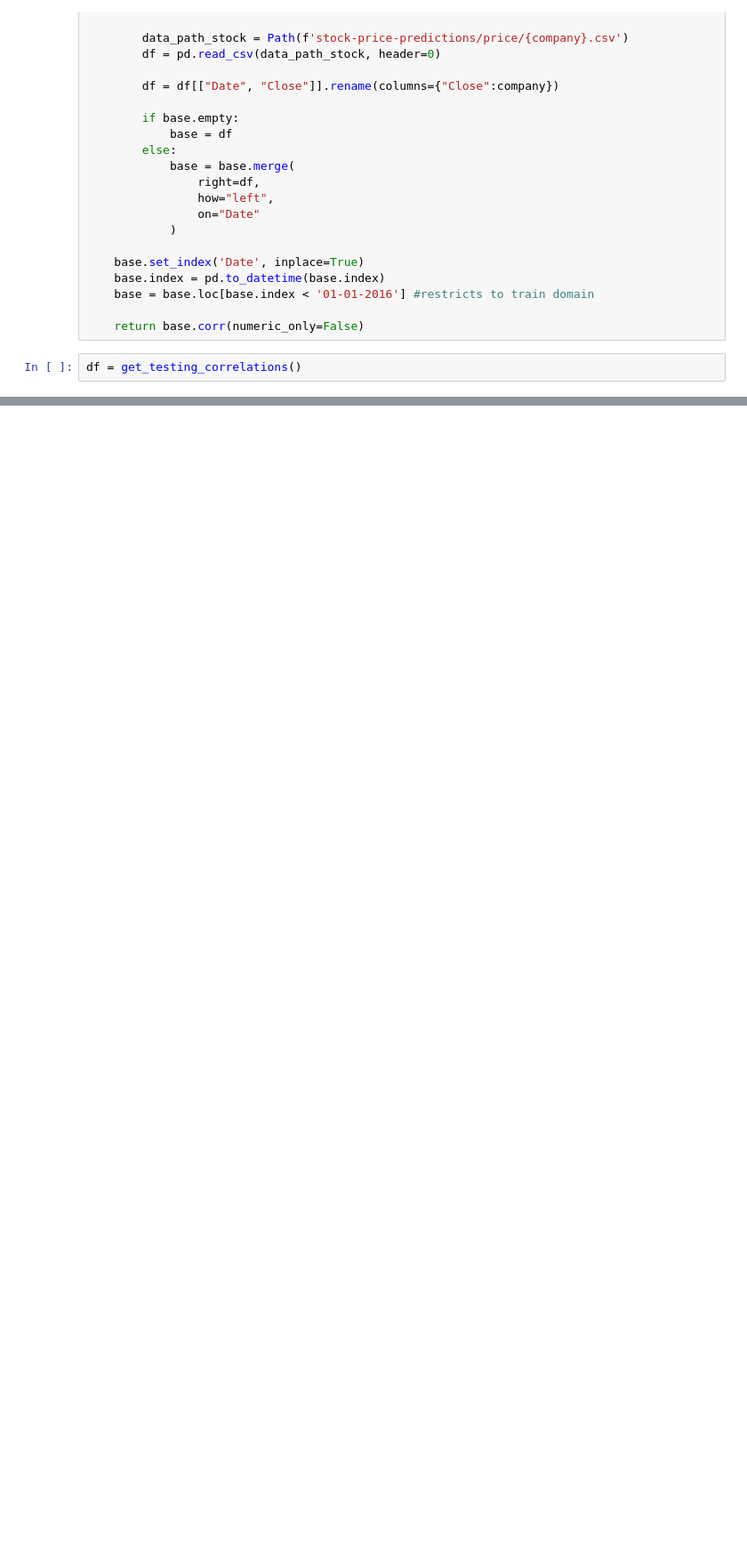
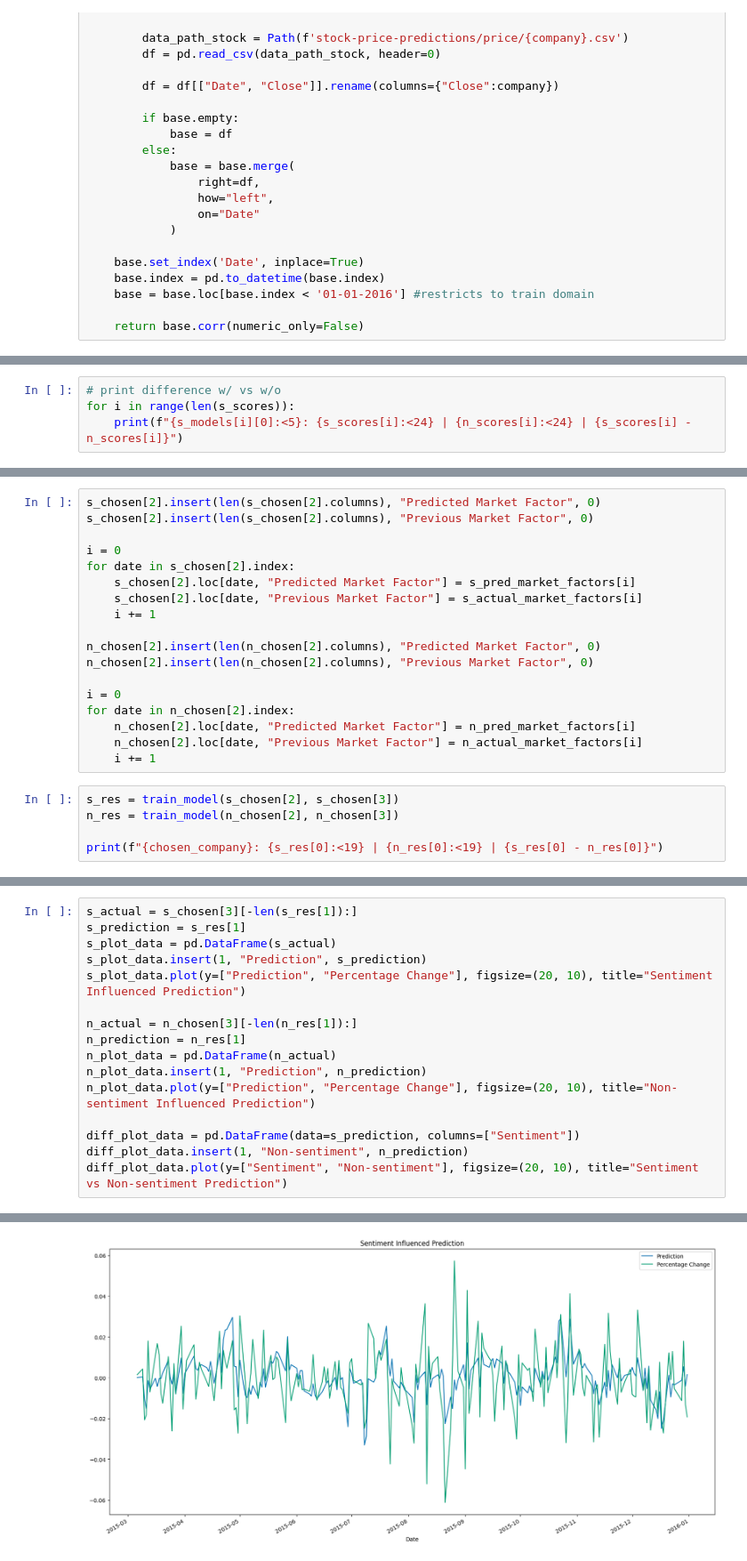
Before and after one commit to shaeantoine/greenscape, a Jupyter notebook: sandbox.ipynb, the cells around one changed output, grey strips where cells are left out. Shown at 89% size. Cells and saved outputs as stored; diff of their text form; blank space fills up the shorter version.

```diff
--- a/sandbox.ipynb
+++ b/sandbox.ipynb
@@ -47,5 +48,3 @@ def get_testing_correlations():
     base = base.loc[base.index < '01-01-2016'] #restricts to train domain
 
     return base.corr(numeric_only=False)
-# %%
-df = get_testing_correlations()
@@ -67,0 +240,4 @@ df
+# %%
+# print difference w/ vs w/o
+for i in range(len(s_scores)):
+    print(f"{s_models[i][0]:<5}: {s_scores[i]:<24} | {n_scores[i]:<24} | {s_scores[i] - n_scores[i]}")
@@ -67,0 +331,23 @@ df
+# %%
+s_chosen[2].insert(len(s_chosen[2].columns), "Predicted Market Factor", 0)
+s_chosen[2].insert(len(s_chosen[2].columns), "Previous Market Factor", 0)
+
+i = 0
+for date in s_chosen[2].index:
+    s_chosen[2].loc[date, "Predicted Market Factor"] = s_pred_market_factors[i]
+    s_chosen[2].loc[date, "Previous Market Factor"] = s_actual_market_factors[i]
+    i += 1
+
+n_chosen[2].insert(len(n_chosen[2].columns), "Predicted Market Factor", 0)
+n_chosen[2].insert(len(n_chosen[2].columns), "Previous Market Factor", 0)
+
+i = 0
+for date in n_chosen[2].index:
+    n_chosen[2].loc[date, "Predicted Market Factor"] = n_pred_market_factors[i]
+    n_chosen[2].loc[date, "Previous Market Factor"] = n_actual_market_factors[i]
+    i += 1
+# %%
+s_res = train_model(s_chosen[2], s_chosen[3])
+n_res = train_model(n_chosen[2], n_chosen[3])
+
+print(f"{chosen_company}: {s_res[0]:<19} | {n_res[0]:<19} | {s_res[0] - n_res[0]}")
@@ -67,0 +356,17 @@ df
+# %%
+s_actual = s_chosen[3][-len(s_res[1]):]
+s_prediction = s_res[1]
+s_plot_data = pd.DataFrame(s_actual)
+s_plot_data.insert(1, "Prediction", s_prediction)
+s_plot_data.plot(y=["Prediction", "Percentage Change"], figsize=(20, 10), title="Sentiment Influenced Prediction")
+
+n_actual = n_chosen[3][-len(n_res[1]):]
+n_prediction = n_res[1]
+n_plot_data = pd.DataFrame(n_actual)
+n_plot_data.insert(1, "Prediction", n_prediction)
+n_plot_data.plot(y=["Prediction", "Percentage Change"], figsize=(20, 10), title="Non-sentiment Influenced Prediction")
+
+diff_plot_data = pd.DataFrame(data=s_prediction, columns=["Sentiment"])
+diff_plot_data.insert(1, "Non-sentiment", n_prediction)
+diff_plot_data.plot(y=["Sentiment", "Non-sentiment"], figsize=(20, 10), title="Sentiment vs Non-sentiment Prediction")
+# %% [output]
@@ -67,0 +374 @@ df
+[figure, added]
```
Also changed, not shown: parts of 17 cells of this notebook.
